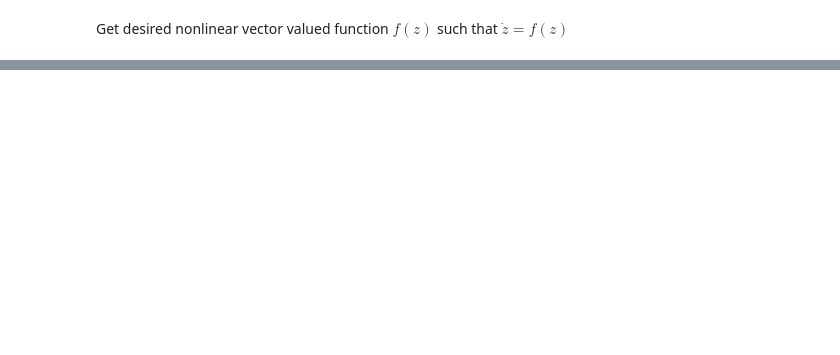
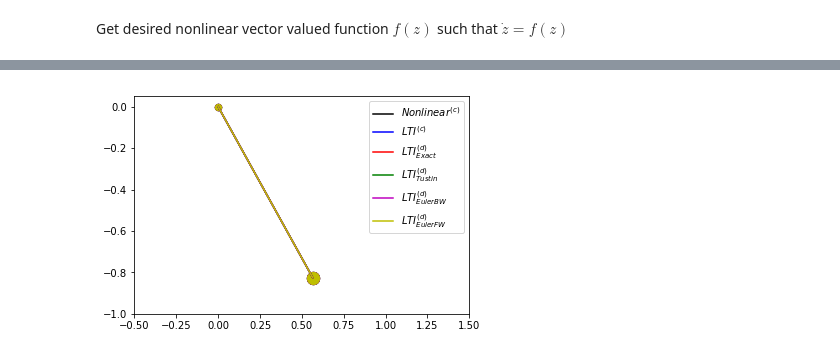
Before and after one commit to darfRaider/PendulumCart, a Jupyter notebook: PendulumCart.ipynb, the cells around one changed output, grey strips where cells are left out. Saved outputs shown, nothing was run; the diff lists cells and outputs as text; code cells hidden in the pictures; blank space fills up the shorter version.

```diff
--- a/PendulumCart.ipynb
+++ b/PendulumCart.ipynb
@@ -160,6 +185,8 @@ class NLDiffEQN:
         self.eqPoint = eqPoint
         self.constants = constants
 
+        self.K = np.array([[4.0967,    6.7935,  -16.1388,   -3.2197]])
+        self.K = np.array([[134.4222,   87.4114,  -51.8677,   65.4124]])
         # Compute continuous time, linear, time-varying system
         self.setLTI()
 
@@ -167,7 +194,7 @@ class NLDiffEQN:
     def dfdtNL(self,zv,t,uv):
         res = [0]*len(zv)
         z = dict(zip(self.states,zv))
-        u = dict(zip(self.inputs,uv))
+        u = dict(zip(self.inputs,-np.dot(self.K,np.array(zv).T)))
         for i, e in enumerate(self.equationsNLc):
             res[i] = e.subs(z).subs(u).evalf()
         return res
@@ -259,33 +286,43 @@ class NLDiffEQN:
         expJ[0:2,0:2] = intJ1.subs({t:Ts})-intJ1.subs({t:0})
         expJ[2,2] = intJ2.subs({t:Ts})-intJ2.subs({t:0})
         expJ[3,3] = intJ3.subs({t:Ts})-intJ3.subs({t:0})
-        self.BdExact = sp.re((P*expJ*P.inv()).subs(self.constants).subs({Ts: self.Ts}))*self.Bltic
+        self.BdExact = np.array(sp.re((P*expJ*P.inv()).subs(self.constants).subs({Ts: self.Ts}))*self.Bltic,dtype='float')
 
     def LTIdExact(self,t,zv,uv):
         res = np.zeros((len(t),4))
+        resLQR = np.zeros((len(t),4))
+        uLQR = np.zeros((len(t-1),1))
         res[0,:] = zv
+        resLQR[0,:] = zv
         for i in range(len(t)-1):
             res[i+1,:] = np.dot(self.AdExact,res[i,:])+np.dot(self.BdExact,uv)
-        return res
+            resLQR[i+1,:] = np.dot(self.AdExact,resLQR[i,:])-np.dot(np.dot(self.BdExact,self.K),resLQR[i])
+            uLQR[i] = -np.dot(self.K,resLQR[i])
+        return res, resLQR, uLQR
 # %%
 const = dict({M: 1,
               m: 1,
               g: 9.81,
               l: 1})
 EQ_point = {z1: 0, z2: 0, z3: 0, z4: 0, u: 0}
-z0 = [0,0,0.25,0]
-u0 = [0.25]
+z0 = [0,0,0.6,0]
+u0 = [0]
 Nt = 200
 tmax = 5
 tv = np.linspace(0, tmax, Nt)
 Tsv = tv[1]-tv[0]
-del nldiff
+
+try: nldiff
+except NameError:
+    pass
+else:
+    del nldiff
 nldiff = NLDiffEQN(f,[z1, z2, z3, z4],[u],EQ_point,Tsv,const)
 # %%
 resNL = odeint(nldiff.dfdtNL, z0, tv, args=(u0,))
 resLTI = odeint(nldiff.dfdtLTI, z0, tv, args=(u0,))
-resLTId_exact = nldiff.LTIdExact(tv,z0,u0)
+resLTId_exact, resLTId_exact_lqr, resLTId_exact_u = nldiff.LTIdExact(tv,z0,u0)
 resLTId_tustin = nldiff.LTIdTustin(tv,z0,u0)
+resLTId_euler_bw = nldiff.LTIdEulerBW(tv,z0,u0)
 resLTId_euler_fw = nldiff.LTIdEulerFW(tv,z0,u0)
-resLTId_euler_bw = nldiff.LTIdEulerBW(tv,z0,u0)
-res = [resNL, resLTI, resLTId_exact, resLTId_tustin ,resLTId_euler_bw,resLTId_euler_fw]
+res = [resNL, resLTI, resLTId_exact_lqr, resLTId_tustin, resLTId_euler_bw, resLTId_euler_fw]
@@ -315,7 +350,7 @@ def plotBarAngle(t, data, col, ax):
     xc = data[:,2]
     ax.plot(t, xc,c=col)
 
-def animate2(i,data):
+def animatePlot(i,data):
     colors = ['k','b','r','g','m','y']
     ax1.clear()
     for k, d in enumerate(data):
@@ -324,8 +359,8 @@ def animate2(i,data):
     plt.xlim(-0.5, 1.5)
     plt.ylim(-1*const[l],0.05)
 # %%
-#plt.plot(t, deqn[:,1])
 fig1 = plt.figure(1)
 ax1 = fig1.add_subplot(1, 1, 1)
-an = ani.FuncAnimation(fig1, animate2, frames=len(res[0]),fargs=(res, ), interval=tmax/Nt*1000, repeat=False)
+an = ani.FuncAnimation(fig1, animatePlot, frames=len(res[0]),fargs=(res, ), interval=tmax/Nt*1000, repeat=False)
 HTML(an.to_html5_video())
+# %% [output]
@@ -332,3 +368,4 @@ HTML(an.to_html5_video())
+[figure, added]
 # %%
 fig2, (ax1,ax2) = plt.subplots(2,1)
 for i, r in enumerate(res):
```
Also changed, not shown: parts of 13 cells of this notebook.
